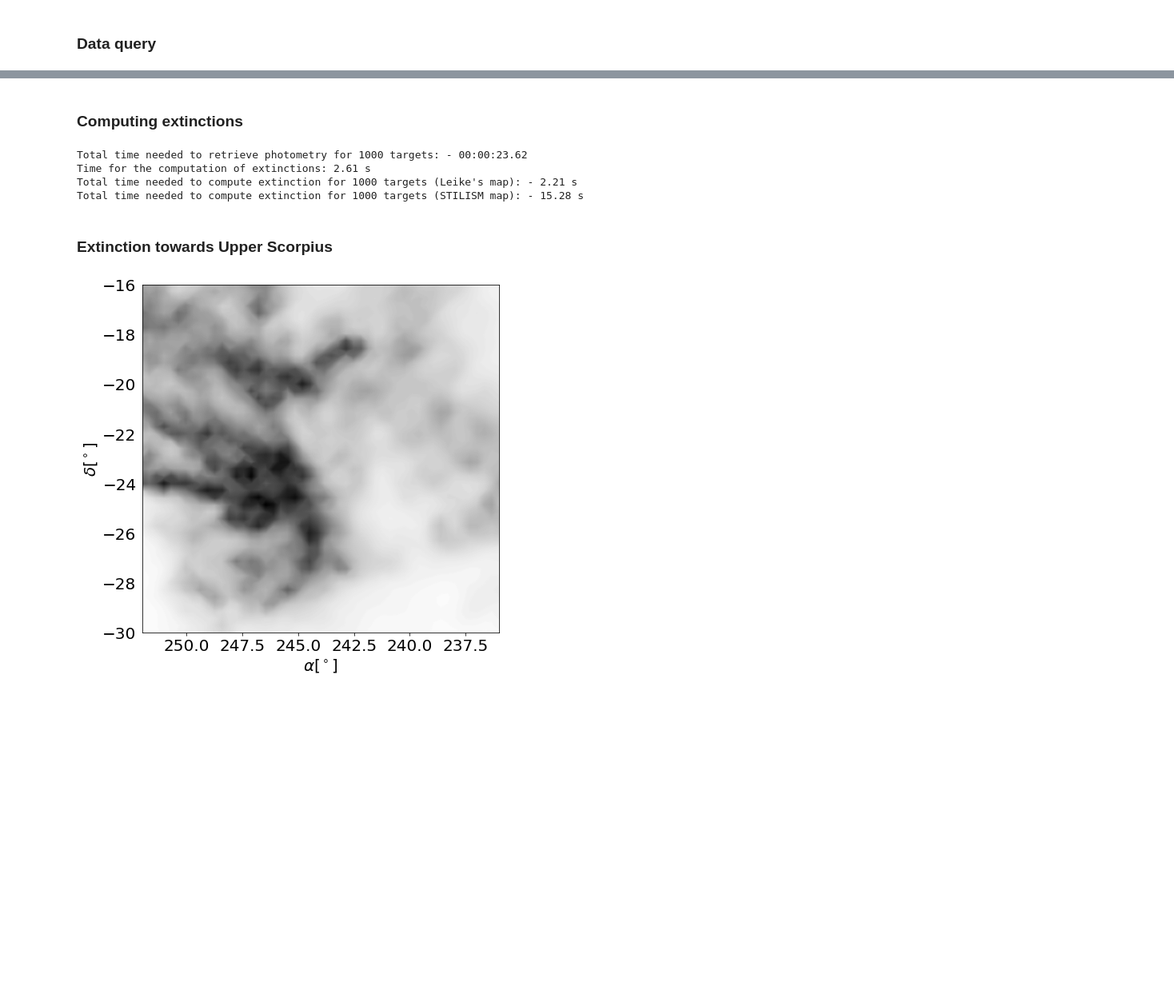
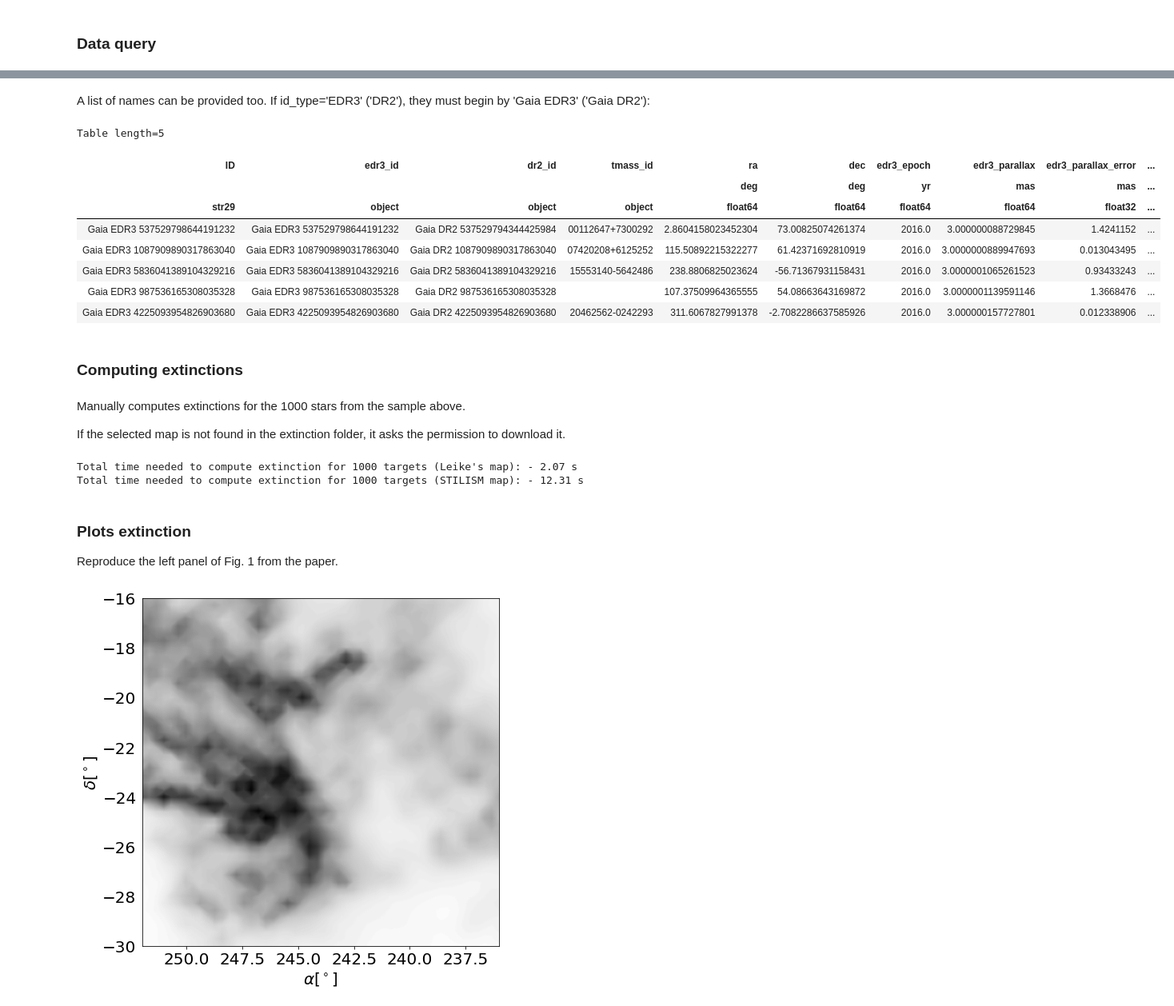
Before and after one commit to vsquicciarini/madys, a Jupyter notebook: try_class.ipynb, the cells around one changed output, grey strips where cells are left out. Shown: that part at 80% size. Saved outputs shown, nothing was run; the diff lists cells and outputs as text; code cells hidden in the pictures; blank space fills up the shorter version.

```diff
--- a/try_class.ipynb
+++ b/try_class.ipynb
@@ -59,11 +43,26 @@ Results:
+# %% [markdown]
+A list of names can be provided too. If id_type='EDR3' ('DR2'), they must begin by 'Gaia EDR3' ('Gaia DR2'):
+# %%
+star_list=['Gaia EDR3 537529798644191232','Gaia EDR3 1087909890317863040', 'Gaia EDR3 5836041389104329216', 'Gaia EDR3 987536165308035328', 'Gaia EDR3 4225093954826903680']
+p2=SampleObject(star_list,id_type='EDR3',ext_map=None)
+p2.phot_table
+# %% [output]
+Table length=5
+| ID | edr3_id | dr2_id | tmass_id | ra | dec | edr3_epoch | edr3_parallax | edr3_parallax_error | ... |
+|  |  |  |  | deg | deg | yr | mas | mas | ... |
+| str29 | object | object | object | float64 | float64 | float64 | float64 | float32 | ... |
+| Gaia EDR3 537529798644191232 | Gaia EDR3 537529798644191232 | Gaia DR2 537529794344425984 | 00112647+7300292 | 2.8604158023452304 | 73.00825074261374 | 2016.0 | 3.000000088729845 | 1.4241152 | ... |
+| Gaia EDR3 1087909890317863040 | Gaia EDR3 1087909890317863040 | Gaia DR2 1087909890317863040 | 07420208+6125252 | 115.50892215322277 | 61.42371692810919 | 2016.0 | 3.0000000889947693 | 0.013043495 | ... |
+| Gaia EDR3 5836041389104329216 | Gaia EDR3 5836041389104329216 | Gaia DR2 5836041389104329216 | 15553140-5642486 | 238.8806825023624 | -56.71367931158431 | 2016.0 | 3.0000001065261523 | 0.93433243 | ... |
+| Gaia EDR3 987536165308035328 | Gaia EDR3 987536165308035328 | Gaia DR2 987536165308035328 |  | 107.37509964365555 | 54.08663643169872 | 2016.0 | 3.0000001139591146 | 1.3668476 | ... |
+| Gaia EDR3 4225093954826903680 | Gaia EDR3 4225093954826903680 | Gaia DR2 4225093954826903680 | 20462562-0242293 | 311.6067827991378 | -2.7082286637585926 | 2016.0 | 3.000000157727801 | 0.012338906 | ... |
 # %% [markdown]
 ### Computing extinctions
+# %% [markdown]
+Manually computes extinctions for the 1000 stars from the sample above.
+
+If the selected map is not found in the extinction folder, it asks the permission to download it.
 # %%
-if 'p1' not in locals():
-    f=r'C:\Users\Vito\Desktop\PhD\Programmi\Python\MADYS\1000stars.csv' #1000 random stars
-    p1=SampleObject(f,id_type='EDR3') #searchs for all data
-
-t0=time.perf_counter()
 ra=np.array(p1.good_phot['ra'].filled(np.nan))
 dec=np.array(p1.good_phot['dec'].filled(np.nan))
 par=np.array(p1.good_phot['edr3_parallax'].filled(np.nan))
@@ -74,17 +73,16 @@ SampleObject.interstellar_ext(ra=ra,dec=dec,par=par)
 tt1=time.perf_counter()
 SampleObject.interstellar_ext(ra=ra,dec=dec,par=par,ext_map='stilism')
 tt2=time.perf_counter()
-#MADYS.interstellar_ext(ra=ra,dec=dec,par=par,error=True)
-#tt2=time.perf_counter()
+
 print("Total time needed to compute extinction for "+ str(len(ra))+ " targets (Leike's map): - {:.2f}".format(tt1-tt0)+' s')
 print("Total time needed to compute extinction for "+ str(len(ra))+ " targets (STILISM map): - {:.2f}".format(tt2-tt1)+' s')
 # %% [output]
-Total time needed to retrieve photometry for 1000 targets: - 00:00:23.62
-Time for the computation of extinctions: 2.61 s
-Total time needed to compute extinction for 1000 targets (Leike's map): - 2.21 s
-Total time needed to compute extinction for 1000 targets (STILISM map): - 15.28 s
+Total time needed to compute extinction for 1000 targets (Leike's map): - 2.07 s
+Total time needed to compute extinction for 1000 targets (STILISM map): - 12.31 s
-# %% [markdown]
-### Extinction towards Upper Scorpius
+# %% [markdown]
+### Plots extinction
+
+Reproduce the left panel of Fig. 1 from the paper.
 # %%
 grid_x=np.linspace(236,252,1000)
 grid_y=np.linspace(-30,-16,1000)
```
Also changed, not shown: parts of 25 cells of this notebook.
